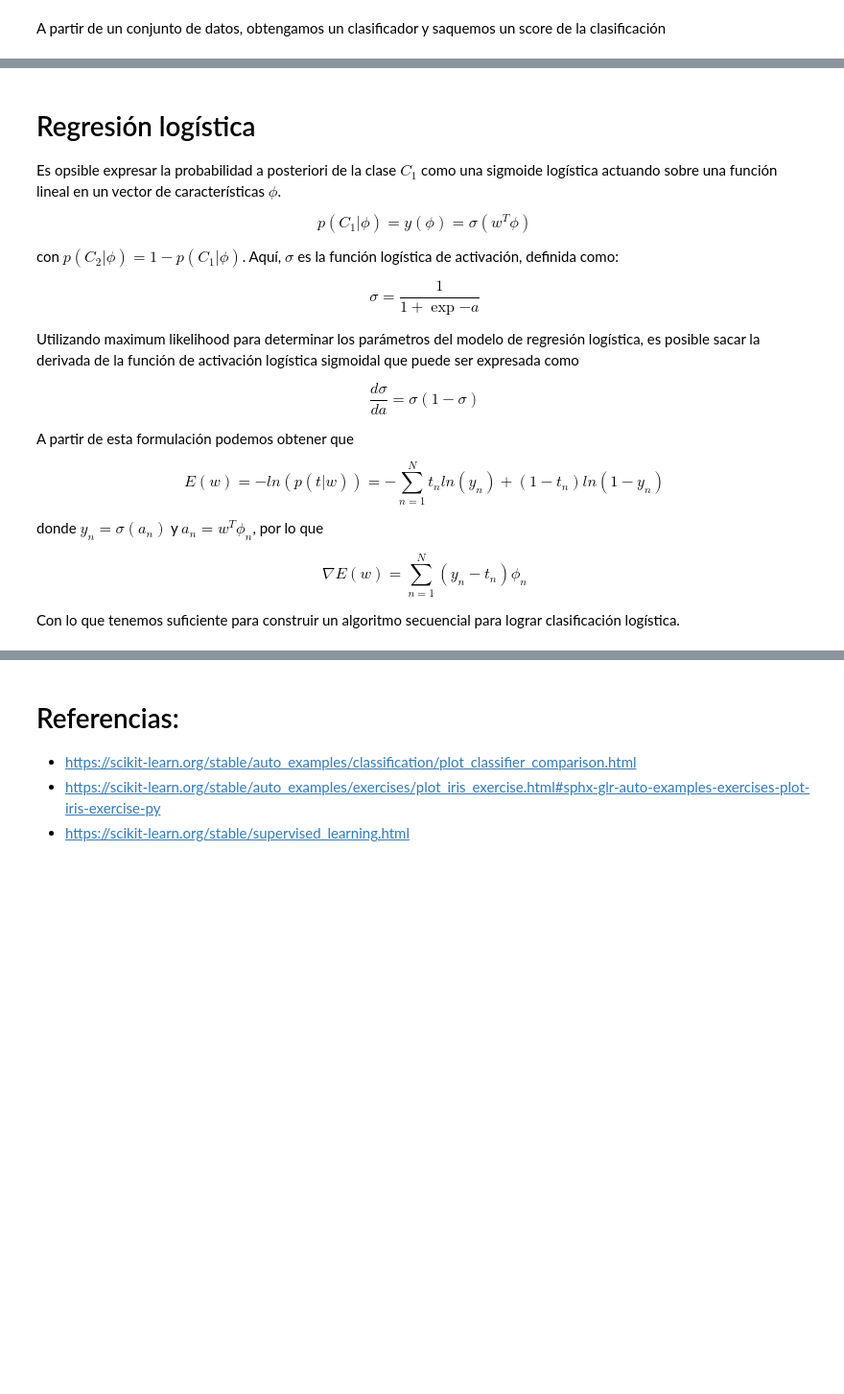
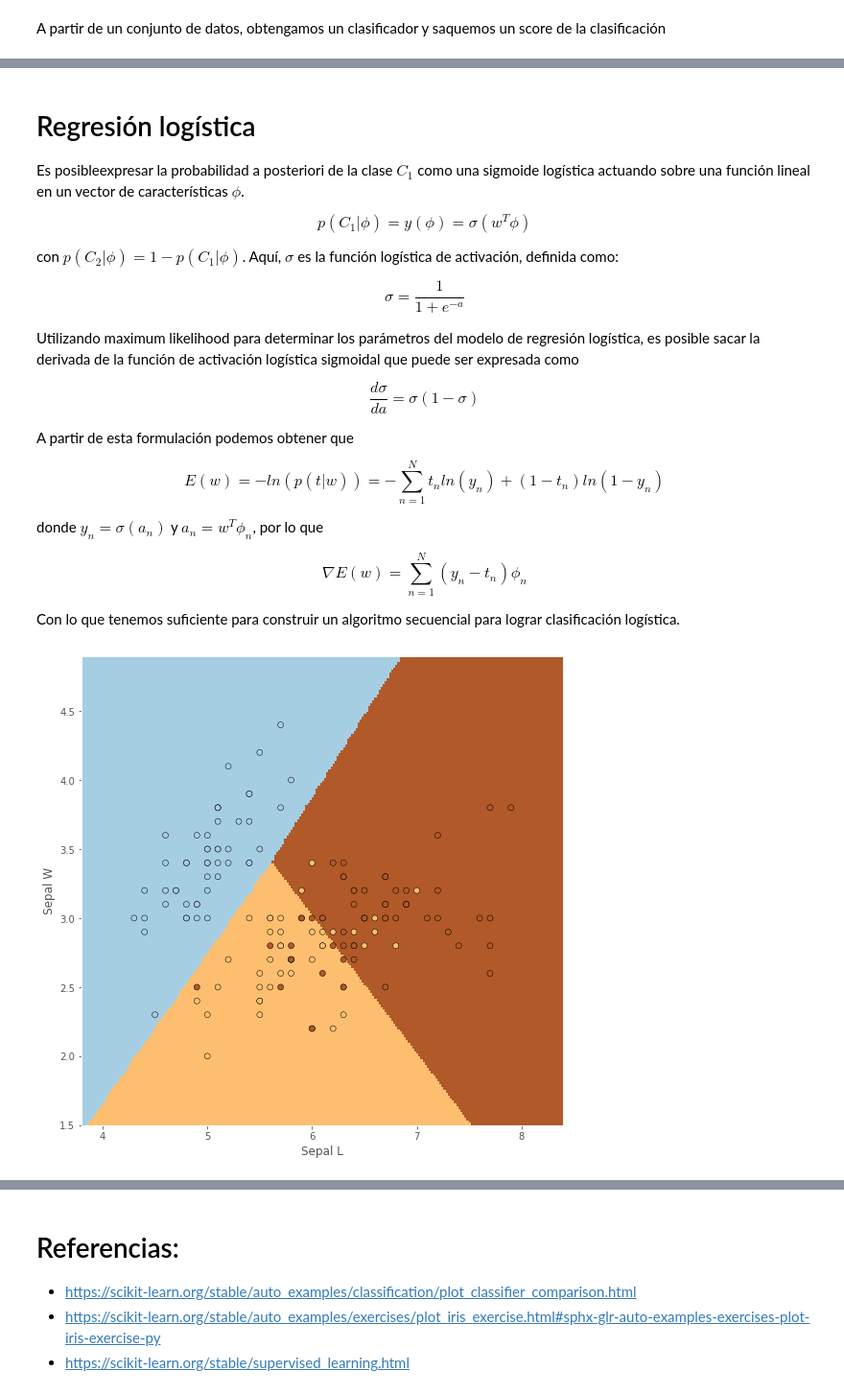
Before and after one commit to Cpicon/DataSciencePythonCourse, a Jupyter notebook: 9ML/2_Clasificacion.ipynb, the cells around one changed output, grey strips where cells are left out. Shown at 96% size. Saved outputs shown, nothing was run; the diff lists cells and outputs as text; code cells hidden in the pictures; blank space fills up the shorter version.

```diff
--- a/9ML/2_Clasificacion.ipynb
+++ b/9ML/2_Clasificacion.ipynb
@@ -35,7 +141,8 @@ A partir de un conjunto de datos, obtengamos un clasificador y saquemos un score
 # %% [markdown]
+
 # Regresión logística
 
-Es opsible expresar la probabilidad a posteriori de la clase $C_1$ como una sigmoide logística actuando sobre una función lineal en un vector de características $\phi$.
+Es posibleexpresar la probabilidad a posteriori de la clase $C_1$ como una sigmoide logística actuando sobre una función lineal en un vector de características $\phi$.
 
 \begin{equation}
 p(C_1|\phi)=y(\phi)=\sigma(w^T \phi)
@@ -44,7 +151,7 @@ p(C_1|\phi)=y(\phi)=\sigma(w^T \phi)
 con $p(C_2|\phi)=1-p(C_1|\phi)$. Aquí, $\sigma$ es la función logística de activación, definida como:
 
 \begin{equation}
-\sigma=\frac{1}{1+\exp{-a}}
+\sigma=\frac{1}{1+e^{-a}}
 \end{equation}
 
 Utilizando maximum likelihood para determinar los parámetros del modelo de regresión logística, es posible sacar la derivada de la función de activación logística sigmoidal que puede ser expresada como
@@ -66,3 +173,42 @@ donde $y_n=\sigma(a_n)$ y $a_n=w^T\phi_n$, por lo que
 \end{equation}
 
 Con lo que tenemos suficiente para construir un algoritmo secuencial para lograr clasificación logística.
+# %%
+from sklearn.linear_model import LogisticRegression
+from sklearn import datasets
+
+
+iris=datasets.load_iris()
+X=iris.data[:,:2]
+Y=iris.target
+
+logreg=LogisticRegression(C=1e5,solver='lbfgs',multi_class='ovr')
+
+
+logreg.fit(X,Y)
+
+
+x_min,x_max=X[:,0].min()-.5,X[:,0].max()+.5
+y_min,y_max=X[:,1].min()-.5,X[:,1].max()+.5
+
+h=.02
+
+xx,yy=np.meshgrid(np.arange(x_min,x_max,h),np.arange(y_min,y_max,h))
+Z=logreg.predict(np.c_[xx.ravel(),yy.ravel()])
+
+Z=Z.reshape(xx.shape)
+
+plt.figure(1,figsize=(9,9))
+plt.pcolormesh(xx,yy,Z,cmap=plt.cm.Paired)
+
+plt.scatter(X[:,0],X[:,1],c=Y,edgecolors='k',cmap=plt.cm.Paired)
+plt.xlabel('Sepal L')
+plt.ylabel('Sepal W')
+
+plt.xlim(xx.min(),xx.max())
+plt.ylim(yy.min(),yy.max())
+plt.xticks()
+plt.yticks()
+plt.show()
+# %% [output]
+[figure, added]
```
Also changed, not shown: parts of 5 cells of this notebook.
